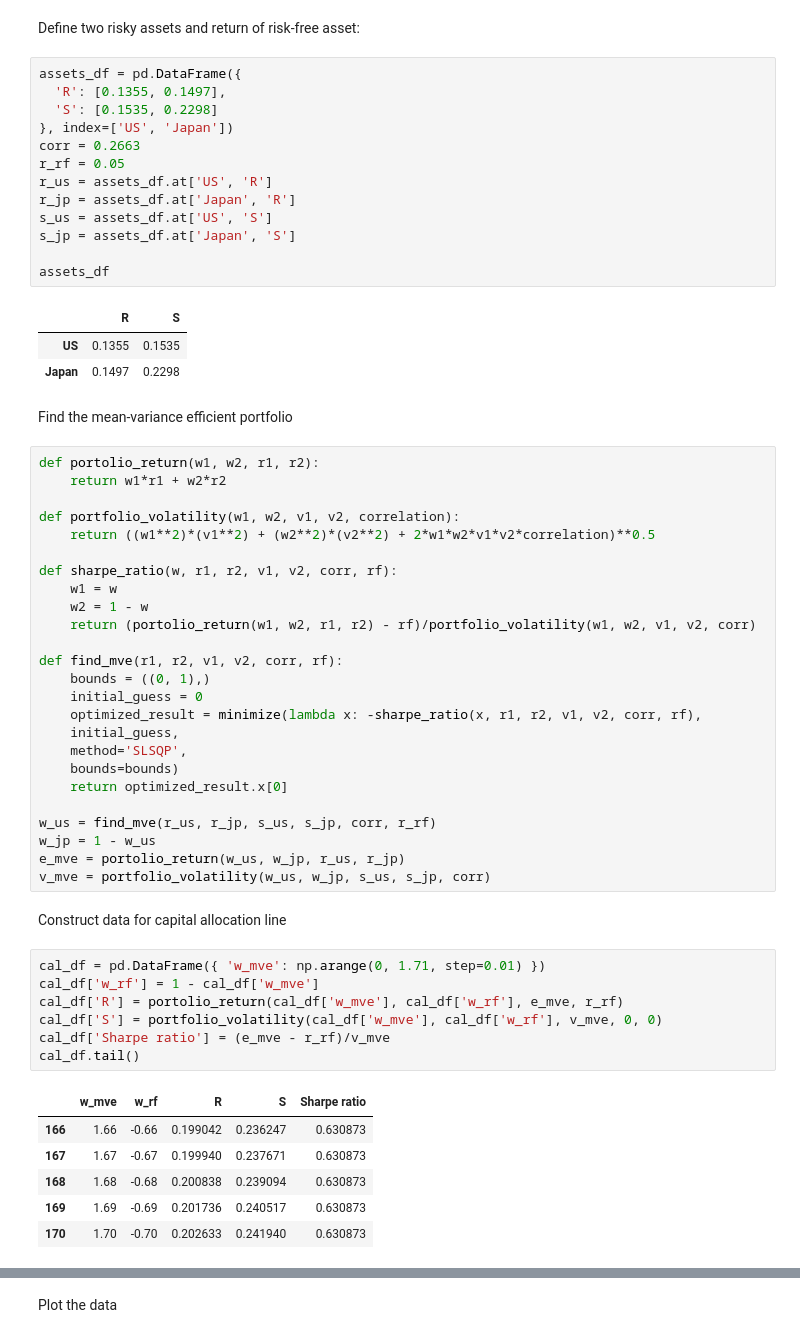
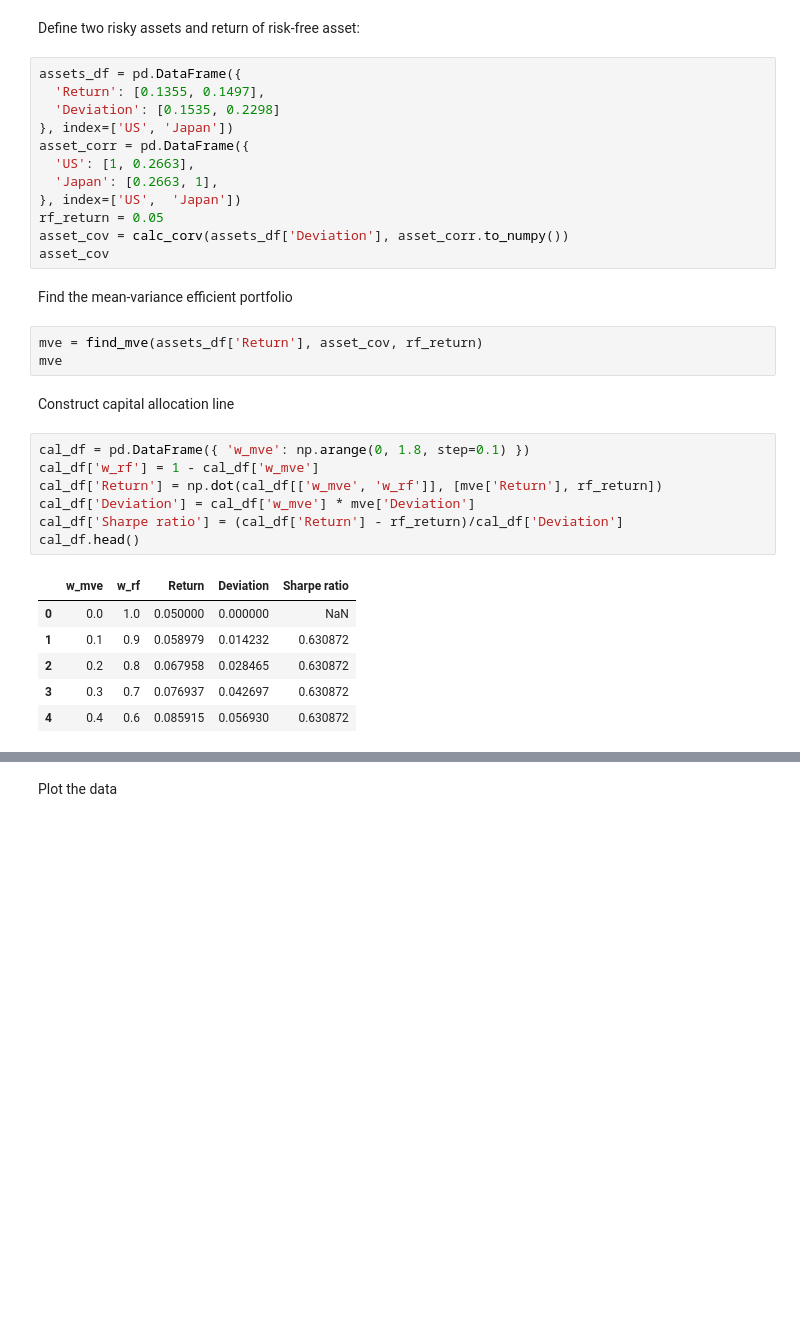
Before and after one commit to lamhq/tech-notes, a Jupyter notebook: finance/3-portfolio-optimization/2-mean-variance-opt.ipynb, the cells around one changed output, grey strips where cells are left out. Drawn from its saved outputs; the diff is of its cells as text; blank space fills up the shorter version.

```diff
--- a/finance/3-portfolio-optimization/2-mean-variance-opt.ipynb
+++ b/finance/3-portfolio-optimization/2-mean-variance-opt.ipynb
@@ -12,61 +64,34 @@ from scipy.optimize import minimize
 Define two risky assets and return of risk-free asset:
 # %%
 assets_df = pd.DataFrame({
-  'R': [0.1355, 0.1497],
-  'S': [0.1535, 0.2298]
+  'Return': [0.1355, 0.1497],
+  'Deviation': [0.1535, 0.2298]
 }, index=['US', 'Japan'])
-corr = 0.2663
-r_rf = 0.05
-r_us = assets_df.at['US', 'R']
-r_jp = assets_df.at['Japan', 'R']
-s_us = assets_df.at['US', 'S']
-s_jp = assets_df.at['Japan', 'S']
-
-assets_df
+asset_corr = pd.DataFrame({
+  'US': [1, 0.2663],
+  'Japan': [0.2663, 1],
+}, index=['US',  'Japan'])
+rf_return = 0.05
+asset_cov = calc_corv(assets_df['Deviation'], asset_corr.to_numpy())
+asset_cov
-# %% [output]
-|  | R | S |
-| US | 0.1355 | 0.1535 |
-| Japan | 0.1497 | 0.2298 |
 # %% [markdown]
 Find the mean-variance efficient portfolio
-# %%
-def portolio_return(w1, w2, r1, r2):
-    return w1*r1 + w2*r2
-
-def portfolio_volatility(w1, w2, v1, v2, correlation):
-    return ((w1**2)*(v1**2) + (w2**2)*(v2**2) + 2*w1*w2*v1*v2*correlation)**0.5
-
-def sharpe_ratio(w, r1, r2, v1, v2, corr, rf):
-    w1 = w
-    w2 = 1 - w
-    return (portolio_return(w1, w2, r1, r2) - rf)/portfolio_volatility(w1, w2, v1, v2, corr)
-
-def find_mve(r1, r2, v1, v2, corr, rf):
-    bounds = ((0, 1),)
-    initial_guess = 0
-    optimized_result = minimize(lambda x: -sharpe_ratio(x, r1, r2, v1, v2, corr, rf),
-    initial_guess,
-    method='SLSQP',
-    bounds=bounds)
-    return optimized_result.x[0]
-
-w_us = find_mve(r_us, r_jp, s_us, s_jp, corr, r_rf)
-w_jp = 1 - w_us
-e_mve = portolio_return(w_us, w_jp, r_us, r_jp)
-v_mve = portfolio_volatility(w_us, w_jp, s_us, s_jp, corr)
+# %%
+mve = find_mve(assets_df['Return'], asset_cov, rf_return)
+mve
 # %% [markdown]
-Construct data for capital allocation line
+Construct capital allocation line
 # %%
-cal_df = pd.DataFrame({ 'w_mve': np.arange(0, 1.71, step=0.01) })
+cal_df = pd.DataFrame({ 'w_mve': np.arange(0, 1.8, step=0.1) })
 cal_df['w_rf'] = 1 - cal_df['w_mve']
-cal_df['R'] = portolio_return(cal_df['w_mve'], cal_df['w_rf'], e_mve, r_rf)
-cal_df['S'] = portfolio_volatility(cal_df['w_mve'], cal_df['w_rf'], v_mve, 0, 0)
-cal_df['Sharpe ratio'] = (e_mve - r_rf)/v_mve
-cal_df.tail()
+cal_df['Return'] = np.dot(cal_df[['w_mve', 'w_rf']], [mve['Return'], rf_return])
+cal_df['Deviation'] = cal_df['w_mve'] * mve['Deviation']
+cal_df['Sharpe ratio'] = (cal_df['Return'] - rf_return)/cal_df['Deviation']
+cal_df.head()
 # %% [output]
-|  | w_mve | w_rf | R | S | Sharpe ratio |
-| 166 | 1.66 | -0.66 | 0.199042 | 0.236247 | 0.630873 |
-| 167 | 1.67 | -0.67 | 0.199940 | 0.237671 | 0.630873 |
-| 168 | 1.68 | -0.68 | 0.200838 | 0.239094 | 0.630873 |
-| 169 | 1.69 | -0.69 | 0.201736 | 0.240517 | 0.630873 |
-| 170 | 1.70 | -0.70 | 0.202633 | 0.241940 | 0.630873 |
+|  | w_mve | w_rf | Return | Deviation | Sharpe ratio |
+| 0 | 0.0 | 1.0 | 0.050000 | 0.000000 | NaN |
+| 1 | 0.1 | 0.9 | 0.058979 | 0.014232 | 0.630872 |
+| 2 | 0.2 | 0.8 | 0.067958 | 0.028465 | 0.630872 |
+| 3 | 0.3 | 0.7 | 0.076937 | 0.042697 | 0.630872 |
+| 4 | 0.4 | 0.6 | 0.085915 | 0.056930 | 0.630872 |
```
Also changed, not shown: parts of 15 cells of this notebook.
